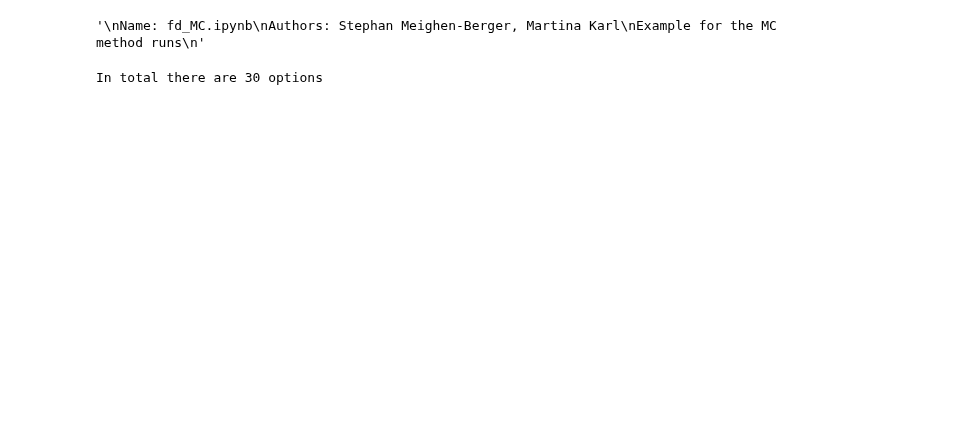
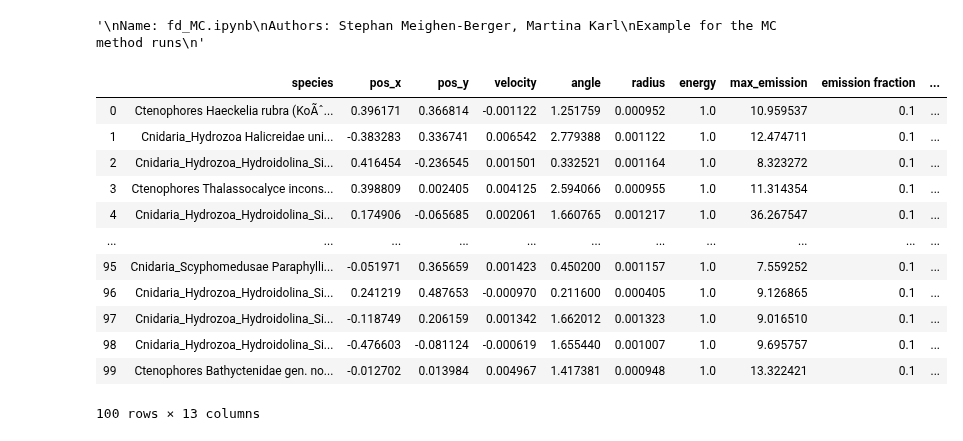
Before and after one commit to MeighenBergerS/fourth_day, a Jupyter notebook: examples/fd_MC.ipynb, the cells around one changed output. Saved outputs shown, nothing was run; the diff lists cells and outputs as text; code cells hidden in the pictures; blank space fills up the shorter version.

```diff
--- a/examples/fd_MC.ipynb
+++ b/examples/fd_MC.ipynb
@@ -30,9 +24,6 @@ from fd_config import config
 # %%
 # Some example settings
-config['population'] = 100  # The number of organisms
-config['duration'] = 100  # The length of the simulation in seconds
-print('In total there are %d options' %len(config.keys()))
+config['scenario']['population size'] = 100
+config["scenario"]['duration'] = 100
-# %% [output]
-In total there are 30 options
 # %%
 # Creating a fourth_day object
@@ -40,6 +31,22 @@ fd = FD(config=config)
 # %%
 # Launching solver
 fd.sim()
+# %%
+fd.statistics[-1]
+# %% [output]
+|  | species | pos_x | pos_y | velocity | angle | radius | energy | max_emission | emission fraction | ... |
+| 0 | Ctenophores Haeckelia rubra (KoÃˆ... | 0.396171 | 0.366814 | -0.001122 | 1.251759 | 0.000952 | 1.0 | 10.959537 | 0.1 | ... |
+| 1 | Cnidaria_Hydrozoa Halicreidae uni... | -0.383283 | 0.336741 | 0.006542 | 2.779388 | 0.001122 | 1.0 | 12.474711 | 0.1 | ... |
+| 2 | Cnidaria_Hydrozoa_Hydroidolina_Si... | 0.416454 | -0.236545 | 0.001501 | 0.332521 | 0.001164 | 1.0 | 8.323272 | 0.1 | ... |
+| 3 | Ctenophores Thalassocalyce incons... | 0.398809 | 0.002405 | 0.004125 | 2.594066 | 0.000955 | 1.0 | 11.314354 | 0.1 | ... |
+| 4 | Cnidaria_Hydrozoa_Hydroidolina_Si... | 0.174906 | -0.065685 | 0.002061 | 1.660765 | 0.001217 | 1.0 | 36.267547 | 0.1 | ... |
+| ... | ... | ... | ... | ... | ... | ... | ... | ... | ... | ... |
+| 95 | Cnidaria_Scyphomedusae Paraphylli... | -0.051971 | 0.365659 | 0.001423 | 0.450200 | 0.001157 | 1.0 | 7.559252 | 0.1 | ... |
+| 96 | Cnidaria_Hydrozoa_Hydroidolina_Si... | 0.241219 | 0.487653 | -0.000970 | 0.211600 | 0.000405 | 1.0 | 9.126865 | 0.1 | ... |
+| 97 | Cnidaria_Hydrozoa_Hydroidolina_Si... | -0.118749 | 0.206159 | 0.001342 | 1.662012 | 0.001323 | 1.0 | 9.016510 | 0.1 | ... |
+| 98 | Cnidaria_Hydrozoa_Hydroidolina_Si... | -0.476603 | -0.081124 | -0.000619 | 1.655440 | 0.001007 | 1.0 | 9.695757 | 0.1 | ... |
+| 99 | Ctenophores Bathyctenidae gen. no... | -0.012702 | 0.013984 | 0.004967 | 1.417381 | 0.000948 | 1.0 | 13.322421 | 0.1 | ... |
+100 rows × 13 columns
 # %%
 # Plotting standards
 std_size = 10.
```
Also changed, not shown: parts of 6 cells of this notebook, 26 other files.
